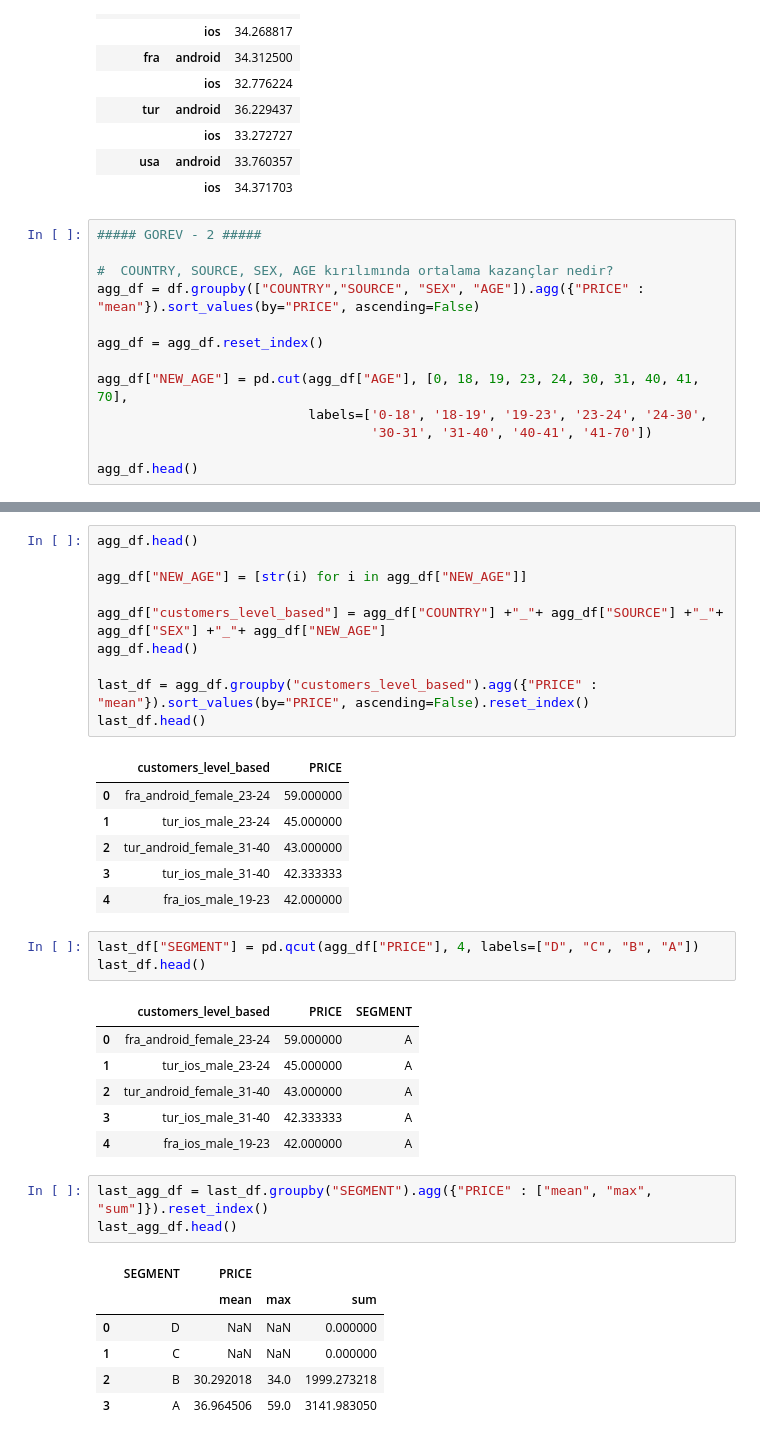
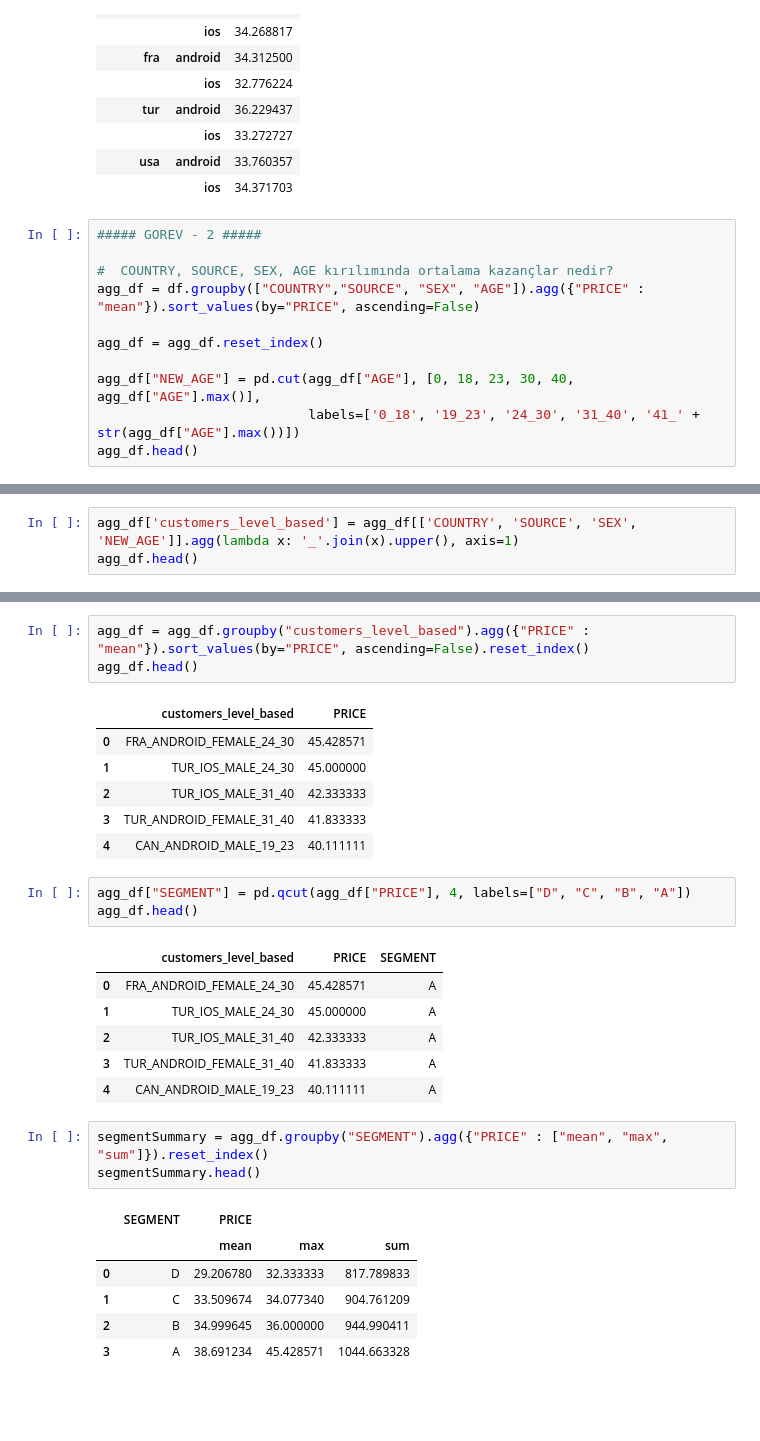
Before and after one commit to meralaktepe/Data-Science-Bootcamp, a Jupyter notebook: data-science-bootcamp-prj-03.ipynb, the cells around one changed output, grey strips where cells are left out. Drawn from its saved outputs; the diff is of its cells as text; blank space fills up the shorter version.

```diff
--- a/data-science-bootcamp-prj-03.ipynb
+++ b/data-science-bootcamp-prj-03.ipynb
@@ -145,10 +147,8 @@ agg_df = df.groupby(["COUNTRY","SOURCE", "SEX", "AGE"]).agg({"PRICE" : "mean"}).
 
 agg_df = agg_df.reset_index()
 
-agg_df["NEW_AGE"] = pd.cut(agg_df["AGE"], [0, 18, 19, 23, 24, 30, 31, 40, 41, 70],
-                           labels=['0-18', '18-19', '19-23', '23-24', '24-30',
-                                   '30-31', '31-40', '40-41', '41-70'])
-
+agg_df["NEW_AGE"] = pd.cut(agg_df["AGE"], [0, 18, 23, 30, 40, agg_df["AGE"].max()],
+                           labels=['0_18', '19_23', '24_30', '31_40', '41_' + str(agg_df["AGE"].max())])
 agg_df.head()
 # %% [output]
 |  | COUNTRY | SOURCE | SEX | AGE | PRICE | NEW_AGE |
@@ -159,0 +160,3 @@ agg_df.head()
+# %%
+agg_df['customers_level_based'] = agg_df[['COUNTRY', 'SOURCE', 'SEX', 'NEW_AGE']].agg(lambda x: '_'.join(x).upper(), axis=1)
+agg_df.head()
@@ -160,37 +170,30 @@ agg_df.head()
 # %%
+agg_df = agg_df.groupby("customers_level_based").agg({"PRICE" : "mean"}).sort_values(by="PRICE", ascending=False).reset_index()
 agg_df.head()
-
-agg_df["NEW_AGE"] = [str(i) for i in agg_df["NEW_AGE"]]
-
-agg_df["customers_level_based"] = agg_df["COUNTRY"] +"_"+ agg_df["SOURCE"] +"_"+ agg_df["SEX"] +"_"+ agg_df["NEW_AGE"]
-agg_df.head()
-
-last_df = agg_df.groupby("customers_level_based").agg({"PRICE" : "mean"}).sort_values(by="PRICE", ascending=False).reset_index()
-last_df.head()
 # %% [output]
 |  | customers_level_based | PRICE |
-| 0 | fra_android_female_23-24 | 59.000000 |
-| 1 | tur_ios_male_23-24 | 45.000000 |
-| 2 | tur_android_female_31-40 | 43.000000 |
-| 3 | tur_ios_male_31-40 | 42.333333 |
-| 4 | fra_ios_male_19-23 | 42.000000 |
+| 0 | FRA_ANDROID_FEMALE_24_30 | 45.428571 |
+| 1 | TUR_IOS_MALE_24_30 | 45.000000 |
+| 2 | TUR_IOS_MALE_31_40 | 42.333333 |
+| 3 | TUR_ANDROID_FEMALE_31_40 | 41.833333 |
+| 4 | CAN_ANDROID_MALE_19_23 | 40.111111 |
 # %%
-last_df["SEGMENT"] = pd.qcut(agg_df["PRICE"], 4, labels=["D", "C", "B", "A"])
-last_df.head()
+agg_df["SEGMENT"] = pd.qcut(agg_df["PRICE"], 4, labels=["D", "C", "B", "A"])
+agg_df.head()
 # %% [output]
 |  | customers_level_based | PRICE | SEGMENT |
-| 0 | fra_android_female_23-24 | 59.000000 | A |
-| 1 | tur_ios_male_23-24 | 45.000000 | A |
-| 2 | tur_android_female_31-40 | 43.000000 | A |
-| 3 | tur_ios_male_31-40 | 42.333333 | A |
-| 4 | fra_ios_male_19-23 | 42.000000 | A |
+| 0 | FRA_ANDROID_FEMALE_24_30 | 45.428571 | A |
+| 1 | TUR_IOS_MALE_24_30 | 45.000000 | A |
+| 2 | TUR_IOS_MALE_31_40 | 42.333333 | A |
+| 3 | TUR_ANDROID_FEMALE_31_40 | 41.833333 | A |
+| 4 | CAN_ANDROID_MALE_19_23 | 40.111111 | A |
 # %%
-last_agg_df = last_df.groupby("SEGMENT").agg({"PRICE" : ["mean", "max", "sum"]}).reset_index()
-last_agg_df.head()
+segmentSummary = agg_df.groupby("SEGMENT").agg({"PRICE" : ["mean", "max", "sum"]}).reset_index()
+segmentSummary.head()
 # %% [output]
 |  | SEGMENT | PRICE |  |  |
 |  |  | mean | max | sum |
-| 0 | D | NaN | NaN | 0.000000 |
-| 1 | C | NaN | NaN | 0.000000 |
-| 2 | B | 30.292018 | 34.0 | 1999.273218 |
-| 3 | A | 36.964506 | 59.0 | 3141.983050 |
+| 0 | D | 29.206780 | 32.333333 | 817.789833 |
+| 1 | C | 33.509674 | 34.077340 | 904.761209 |
+| 2 | B | 34.999645 | 36.000000 | 944.990411 |
+| 3 | A | 38.691234 | 45.428571 | 1044.663328 |
```
Also changed, not shown: parts of 5 cells of this notebook.
